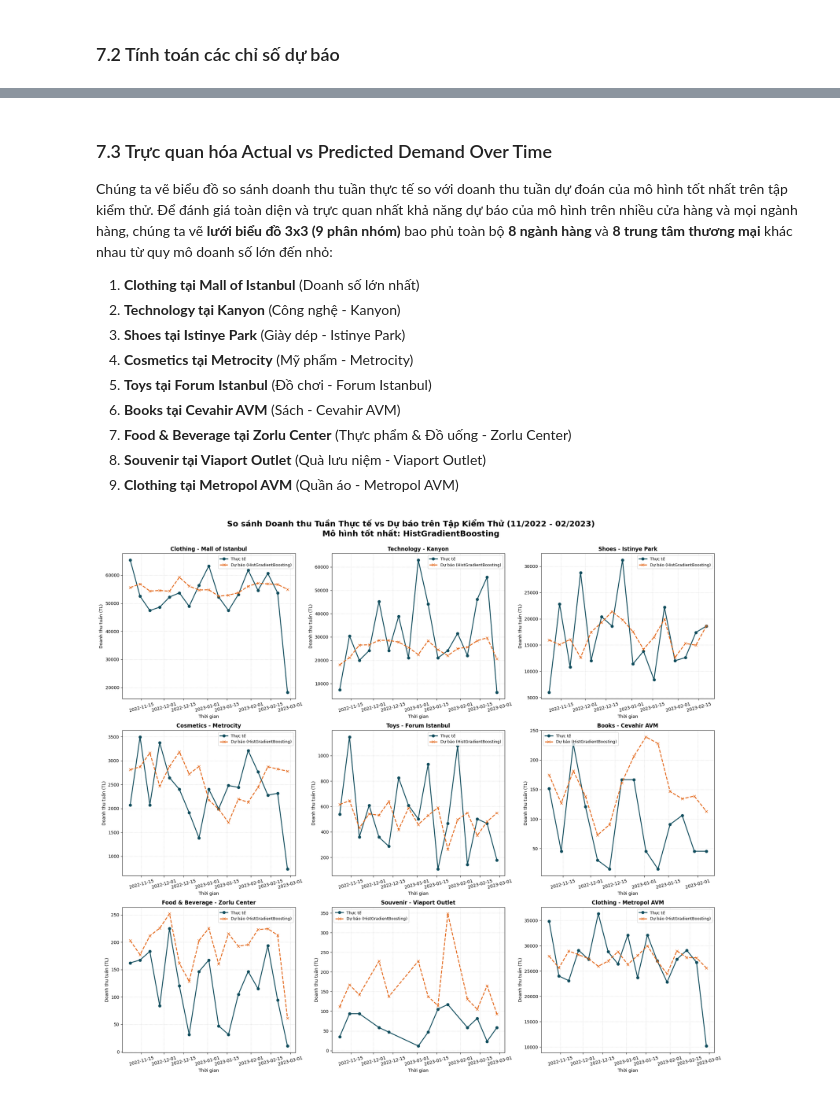
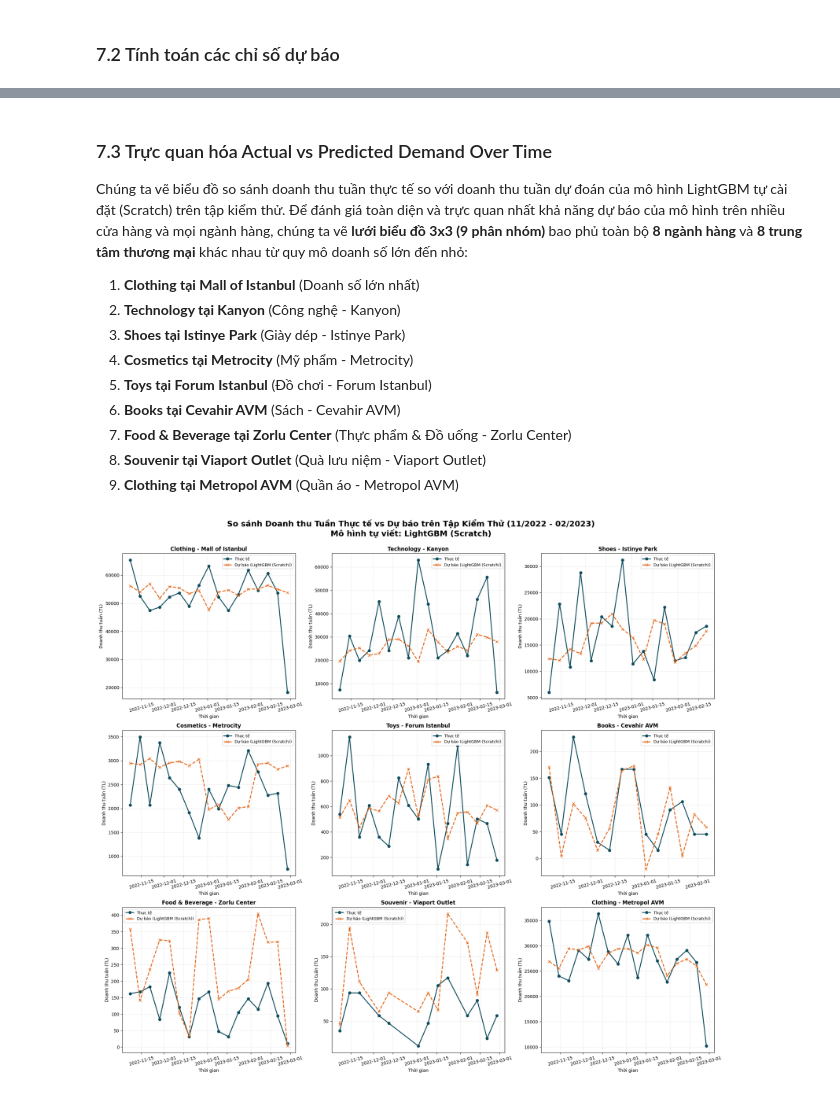
Before and after one commit to itsanhkhoi12/UTH-MACHINE-LEARNING-ASSIGNMENTS-GR02, a Jupyter notebook: practice_2/complete_solution/complete_solution_vi/07_evaluation.ipynb, the cells around one changed output, grey strips where cells are left out. Drawn from its saved outputs; the diff is of its cells as text; code cells hidden in the pictures.

Commit message:
docs(P2): adjust evaluation comments to focus primarily on LightGBM Scratch

```diff
--- a/practice_2/complete_solution/complete_solution_vi/07_evaluation.ipynb
+++ b/practice_2/complete_solution/complete_solution_vi/07_evaluation.ipynb
@@ -120,6 +111,6 @@ Mặc dù cùng sử dụng một tập dữ liệu và cùng chia sẻ chung ý
 # %% [markdown]
 ### 7.3 Trực quan hóa Actual vs Predicted Demand Over Time
-Chúng ta vẽ biểu đồ so sánh doanh thu tuần thực tế so với doanh thu tuần dự đoán của mô hình tốt nhất trên tập kiểm thử.
+Chúng ta vẽ biểu đồ so sánh doanh thu tuần thực tế so với doanh thu tuần dự đoán của mô hình LightGBM tự cài đặt (Scratch) trên tập kiểm thử.
 Để đánh giá toàn diện và trực quan nhất khả năng dự báo của mô hình trên nhiều cửa hàng và mọi ngành hàng, chúng ta vẽ **lưới biểu đồ 3x3 (9 phân nhóm)** bao phủ toàn bộ **8 ngành hàng** và **8 trung tâm thương mại** khác nhau từ quy mô doanh số lớn đến nhỏ:
 1. **Clothing tại Mall of Istanbul** (Doanh số lớn nhất)
 2. **Technology tại Kanyon** (Công nghệ - Kanyon)
@@ -142,8 +133,8 @@ df_orig['Sales_Revenue_Lag1'] = df_orig.groupby(['category', 'shopping_mall'])['
 df_clean = df_orig.dropna().reset_index(drop=True)
 test_orig = df_clean[df_clean['invoice_date'] >= '2022-11-01'].copy().reset_index(drop=True)
 
-# Thêm dự đoán của mô hình tốt nhất (ví dụ: HistGradientBoosting)
-best_model_name = results_df.iloc[0]['Model']
+# Sử dụng mô hình LightGBM (Scratch) của chúng ta theo yêu cầu của user
+best_model_name = 'LightGBM (Scratch)'
 test_orig['Pred_Sales'] = all_preds[best_model_name]
 
 # Định nghĩa 9 nhóm ngành hàng - trung tâm thương mại đại diện
@@ -162,32 +153,32 @@ plot_groups = [
 fig, axes = plt.subplots(3, 3, figsize=(20, 18))
 axes_flat = axes.flatten()
 
 for idx, group in enumerate(plot_groups):
     ax = axes_flat[idx]
     cat = group["category"]
     mall = group["shopping_mall"]
     title_text = group["title"]
 
     # Lọc dữ liệu
     plot_df = test_orig[(test_orig['category'] == cat) & (test_orig['shopping_mall'] == mall)]
     plot_df = plot_df.sort_values(by='invoice_date')
 
     # Vẽ biểu đồ
     ax.plot(plot_df['invoice_date'], plot_df['Sales_Revenue'], marker='o', label='Thực tế', color='#0f4c5c', linewidth=2)
     ax.plot(plot_df['invoice_date'], plot_df['Pred_Sales'], marker='x', linestyle='--', label=f'Dự báo ({best_model_name})', color='#e36414', linewidth=2)
 
     ax.set_title(title_text, fontsize=12, fontweight='bold')
     ax.set_xlabel('Thời gian', fontsize=10)
     ax.set_ylabel('Doanh thu tuần (TL)', fontsize=10)
     ax.legend(fontsize=9)
     ax.grid(True, linestyle=':', alpha=0.6)
 
     # Xoay nhãn ngày tháng để không bị đè lên nhau
     ax.tick_params(axis='x', rotation=15)
 
-plt.suptitle(f'So sánh Doanh thu Tuần Thực tế vs Dự báo trên Tập Kiểm Thử (11/2022 - 02/2023)\nMô hình tốt nhất: {best_model_name}', fontsize=18, fontweight='bold', y=0.98)
+plt.suptitle(f'So sánh Doanh thu Tuần Thực tế vs Dự báo trên Tập Kiểm Thử (11/2022 - 02/2023)\nMô hình tự viết: {best_model_name}', fontsize=18, fontweight='bold', y=0.98)
 plt.tight_layout()
 plt.subplots_adjust(top=0.92)
 plt.show()
 # %% [output]
-[figure, old version]
+[figure, new version]
```
Also changed, not shown: parts of 3 cells of this notebook.
